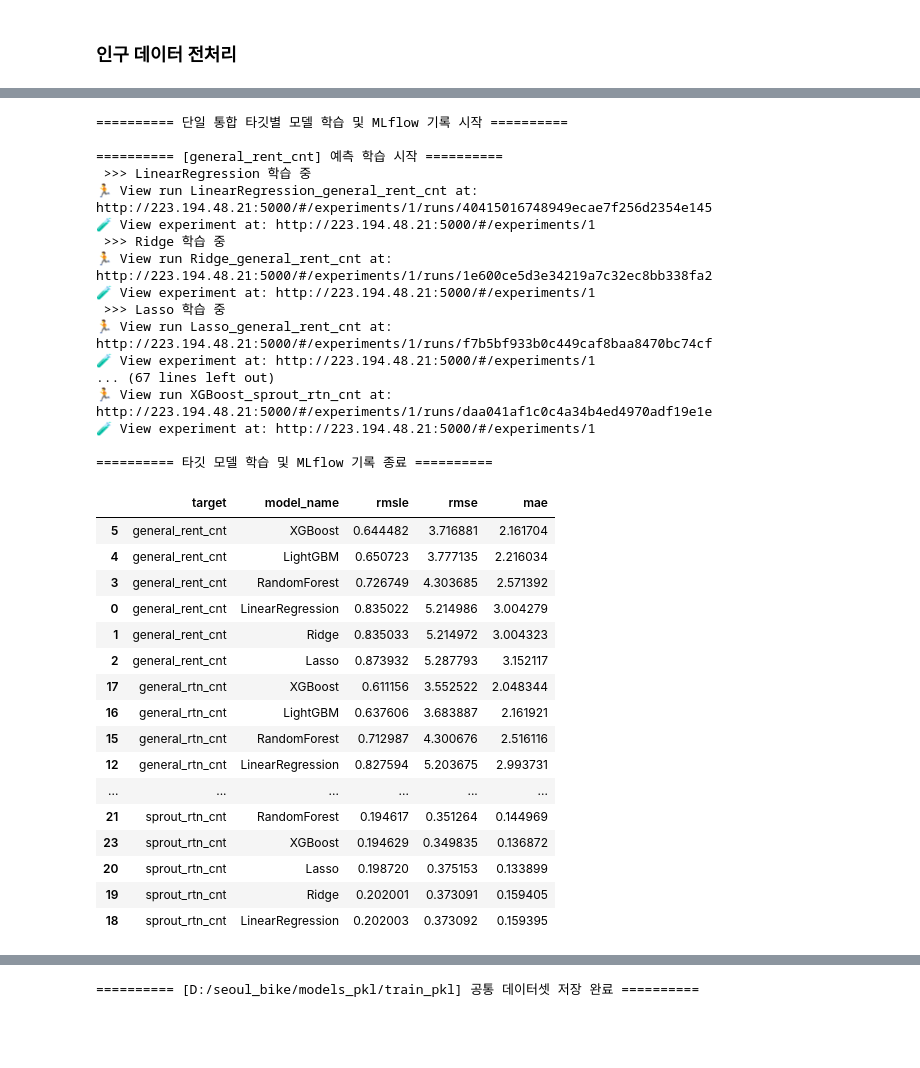
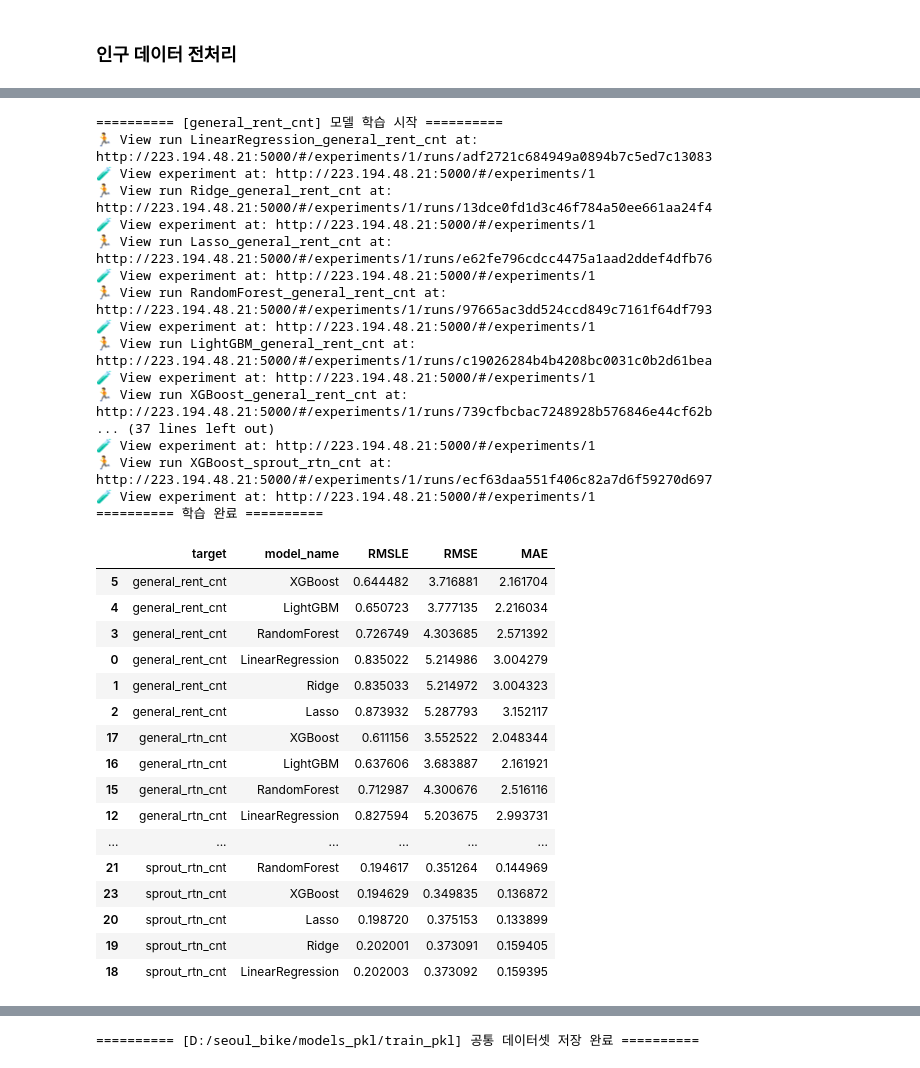
Before and after one commit to syeonris72/seoul_bike, a Jupyter notebook: ml/ml_baseline_pipeline.ipynb, the cells around one changed output, grey strips where cells are left out. Drawn from its saved outputs; the diff is of its cells as text; code cells hidden in the pictures; blank space fills up the shorter version.

```diff
--- a/ml/ml_baseline_pipeline.ipynb
+++ b/ml/ml_baseline_pipeline.ipynb
@@ -424,18 +570,18 @@ Test  데이터: 451,982행 (2024-10-10 12:00:00 ~ 2025-01-01 15:00:00)
 # %%
 # ==========================================
-# MLflow 세팅, 평가 함수 및 최종 학습 루프
+# MLflow 환경 설정
 # ==========================================
 USE_TEAM_SERVER = True
 TEAM_SERVER_URI = "http://223.194.48.21:5000"
 AUTHOR = "장수연"
 
-if USE_TEAM_SERVER:
-    mlflow.set_tracking_uri(TEAM_SERVER_URI)
-else:
-    mlflow.set_tracking_uri("sqlite:///mlflow_seoul_bike.db")
-
+mlflow.set_tracking_uri(TEAM_SERVER_URI if USE_TEAM_SERVER else "sqlite:///mlflow_seoul_bike.db")
 mlflow.set_experiment("bike_demand_prediction")
 
+
+# ==========================================
+# 평가 지표 함수
+# ==========================================
 def rmsle(y, pred):
     log_y = np.log1p(y)
     log_pred = np.log1p(np.maximum(pred, 0))
@@ -448,77 +594,91 @@ def evaluate_regr(y, pred):
         "mae": mean_absolute_error(y, pred)
     }
 
-# 최적화된 모델 구성
+
+# ==========================================
+# 학습 모델 정의
+# ==========================================
 models = {
     "LinearRegression": make_pipeline(StandardScaler(), LinearRegression()),
     "Ridge": make_pipeline(StandardScaler(), Ridge(alpha=1.0)),
     "Lasso": make_pipeline(StandardScaler(), Lasso(alpha=0.1)),
-    "RandomForest": RandomForestRegressor(n_estimators=50, max_depth=10, random_state=SEED, n_jobs=-1), # 파라미터 축소로 속도 개선
+    "RandomForest": RandomForestRegressor(n_estimators=50, max_depth=10, random_state=SEED, n_jobs=-1),
     "LightGBM": LGBMRegressor(n_estimators=100, random_state=SEED, n_jobs=-1, verbosity=-1),
     "XGBoost": XGBRegressor(n_estimators=100, random_state=SEED, n_jobs=-1, tree_method='hist')
 }
 
-print("\n========== 단일 통합 타깃별 모델 학습 및 MLflow 기록 시작 ==========")
+
+# ==========================================
+# 모델 학습 및 MLflow 기록
+# ==========================================
 results = []
 run_date = datetime.now().strftime("%Y-%m-%d %H:%M")
 
 for target_name in TARGET_COLUMNS:
-    print(f"\n========== [{target_name}] 예측 학습 시작 ==========")
+    print(f"========== [{target_name}] 모델 학습 시작 ==========")
+
     y_train_target = Y_train[target_name]
     y_val_target = Y_val[target_name]
 
     for model_name, model in models.items():
         run_name = f"{model_name}_{target_name}"
+
         try:
             with mlflow.start_run(run_name=run_name):
-                print(f"========== {model_name} 학습 중 ==========")
                 model.fit(X_train, y_train_target)
                 pred = model.predict(X_val)
                 metrics = evaluate_regr(y_val_target, pred)
 
-                # MLflow 기록
+                # MLflow 메타데이터 기록
                 mlflow.log_param("target", target_name)
                 mlflow.log_param("model", model_name)
                 mlflow.set_tag("author", AUTHOR)
                 mlflow.set_tag("run_date", run_date)
-                mlflow.log_metric("rmsle", metrics["rmsle"])
-                mlflow.log_metric("rmse",  metrics["rmse"])
-                mlflow.log_metric("mae",   metrics["mae"])
+                mlflow.log_metrics(metrics)
 
                 results.append({
                     "target": target_name,
                     "model_name": model_name,
                     "rmsle": metrics["rmsle"],
                     "rmse": metrics["rmse"],
                     "mae": metrics["mae"]
                 })
         except Exception as e:
-            print(f"========== [{model_name}/{target_name}] 학습 실패: {e} ==========")
+            print(f"[{run_name}] 학습 실패: {e}")
 
-print("\n========== 타깃 모델 학습 및 MLflow 기록 종료 ==========")
+print("========== 학습 완료 ==========")
 
-# 결과 출력
+
+# ==========================================
+# 결과 확인
+# ==========================================
 results_df = pd.DataFrame(results)
-display(results_df.sort_values(by=['target', 'rmsle']))
+results_df.rename(columns={
+    'rmsle': 'RMSLE',
+    'rmse': 'RMSE',
+    'mae': 'MAE'
+}, inplace=True)
+
+display(results_df.sort_values(by=['target', 'RMSLE']))
 # %% [output]
-========== 단일 통합 타깃별 모델 학습 및 MLflow 기록 시작 ==========
-
-========== [general_rent_cnt] 예측 학습 시작 ==========
- >>> LinearRegression 학습 중
-🏃 View run LinearRegression_general_rent_cnt at: http://223.194.48.21:5000/#/experiments/1/runs/40415016748949ecae7f256d2354e145
+========== [general_rent_cnt] 모델 학습 시작 ==========
+🏃 View run LinearRegression_general_rent_cnt at: http://223.194.48.21:5000/#/experiments/1/runs/adf2721c684949a0894b7c5ed7c13083
 🧪 View experiment at: http://223.194.48.21:5000/#/experiments/1
- >>> Ridge 학습 중
-🏃 View run Ridge_general_rent_cnt at: http://223.194.48.21:5000/#/experiments/1/runs/1e600ce5d3e34219a7c32ec8bb338fa2
+🏃 View run Ridge_general_rent_cnt at: http://223.194.48.21:5000/#/experiments/1/runs/13dce0fd1d3c46f784a50ee661aa24f4
 🧪 View experiment at: http://223.194.48.21:5000/#/experiments/1
- >>> Lasso 학습 중
-🏃 View run Lasso_general_rent_cnt at: http://223.194.48.21:5000/#/experiments/1/runs/f7b5bf933b0c449caf8baa8470bc74cf
+🏃 View run Lasso_general_rent_cnt at: http://223.194.48.21:5000/#/experiments/1/runs/e62fe796cdcc4475a1aad2ddef4dfb76
 🧪 View experiment at: http://223.194.48.21:5000/#/experiments/1
-... (67 lines left out)
-🏃 View run XGBoost_sprout_rtn_cnt at: http://223.194.48.21:5000/#/experiments/1/runs/daa041af1c0c4a34b4ed4970adf19e1e
+🏃 View run RandomForest_general_rent_cnt at: http://223.194.48.21:5000/#/experiments/1/runs/97665ac3dd524ccd849c7161f64df793
 🧪 View experiment at: http://223.194.48.21:5000/#/experiments/1
-
-========== 타깃 모델 학습 및 MLflow 기록 종료 ==========
+🏃 View run LightGBM_general_rent_cnt at: http://223.194.48.21:5000/#/experiments/1/runs/c19026284b4b4208bc0031c0b2d61bea
+🧪 View experiment at: http://223.194.48.21:5000/#/experiments/1
+🏃 View run XGBoost_general_rent_cnt at: http://223.194.48.21:5000/#/experiments/1/runs/739cfbcbac7248928b576846e44cf62b
+... (37 lines left out)
+🧪 View experiment at: http://223.194.48.21:5000/#/experiments/1
+🏃 View run XGBoost_sprout_rtn_cnt at: http://223.194.48.21:5000/#/experiments/1/runs/ecf63daa551f406c82a7d6f59270d697
+🧪 View experiment at: http://223.194.48.21:5000/#/experiments/1
+========== 학습 완료 ==========
-|  | target | model_name | rmsle | rmse | mae |
+|  | target | model_name | RMSLE | RMSE | MAE |
 | 5 | general_rent_cnt | XGBoost | 0.644482 | 3.716881 | 2.161704 |
 | 4 | general_rent_cnt | LightGBM | 0.650723 | 3.777135 | 2.216034 |
 | 3 | general_rent_cnt | RandomForest | 0.726749 | 4.303685 | 2.571392 |
```
Also changed, not shown: parts of 17 cells of this notebook.
